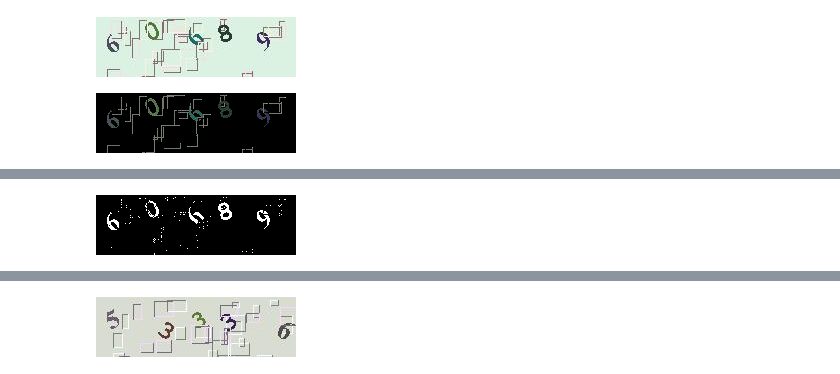
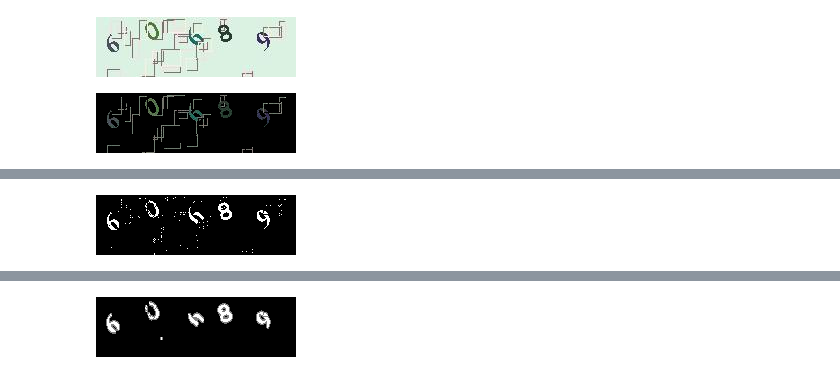
Before and after one commit to tjwei/tjw_ipynb, a Jupyter notebook: twrailway.ipynb, the cells around one changed output, grey strips where cells are left out. Cells and saved outputs as stored; diff of their text form; code cells hidden in the pictures.

```diff
--- a/twrailway.ipynb
+++ b/twrailway.ipynb
@@ -327,4 +325,6 @@ for img in imgs:
 # %%
+from skimage import morphology
+import skimage
 imgs = [cv2.imread('img/rail{}.jpg'.format(i)) for i in range(10)]
 for img in imgs:
     display_img_array(img, width=600)
@@ -366,11 +366,105 @@ for img in imgs:
                 nimg3[i,j]=255
             else:
                 nimg3[i,j]=nimg2[i,j]
+    def remove_hline(img, i,j):
+        if img[i-1,j]  >=127 or img[i+1,j]>=127:
+            return
+        if img[i, j-1]<127 and img[i, j+1]<127:
+            img[i,j]=0
+            return
+        j1=j
+        while j1>=0 and img[i,j1]>=127 and img[i-1,j1]  <127 and img[i+1,j1] <127:
+            j1-=1
+        j1+=1
+        j2 = j
+        while j2<img.shape[1] and  img[i,j2]>=127 and img[i-1,j2]  <127 and img[i+1,j2] <127:
+            j2+=1
+        if j2-j1 >=4:
+            for j0 in range(j1,j2):
+                img[i,j0]=0
+
+    def remove_vline(img, i,j):
+        if img[i,j-1]  >=127 or img[i,j+1]>=127:
+            return
+        if img[i-1, j]<127 and img[i+1, j]<127:
+            img[i,j]=0
+            return
+        i1=i
+        while i1>=0 and img[i1,j]>=127 and img[i1,j-1]  <127 and img[i1,j+1] <127:
+            i1-=1
+        i1+=1
+        i2 = i
+        while i2<img.shape[0] and  img[i2,j]>=127 and img[i2,j-1]  <127 and img[i2,j+1] <127:
+            i2+=1
+        if i2-i1 >=4:
+            for i0 in range(i1,i2):
+                img[i0,j]=0
     for i in range(2, h-2):
         for j in range(2,w-2):
             remove_hline(nimg3, i,j)
             remove_vline(nimg3, i,j)
-    display_img_array(nimg3, None, width=600)
+    ximg3= img.copy() #cv2.cvtColor(nimg2, cv2.COLOR_GRAY2BGR)
+    itv = None
+    result =[]
+    for j in range(2,w-2):
+        if nimg3[:,j].max() ==0:
+            cv2.polylines(ximg3, np.int32([[[j,0],[j,h]]]), False, (0,0,128))
+            if itv:
+                result.append(itv)
+                itv = None
+        else:
+            if itv is None:
+                itv=(j,j)
+            else:
+                itv = (itv[0], j)
+    if itv is not None:
+        result.append(itv)
+    last = None
+    result2=[]
+    for itv in result:
+        if itv[1]-itv[0]>=12:
+            if last and last[1]-last[0]>=9:
+                result2.append(last)
+            result2.append(itv)
+            last = None
+        elif last and last[1]+2 >= itv[0] and itv[1]-last[0]>=10:
+            result2.append((last[0], itv[1]))
+            last = None
+        elif itv[1]-itv[0]>=1:
+            if last and last[1]-last[0] >=9:
+                result2.append(last)
+            last = itv
+        else:
+            if last and last[1]-last[0] >=9:
+                result2.append(last)
+            last = None
+    if last and last[1]-last[0] >=9:
+        result2.append(last)
+    print result
+    print result2
+    for itv in result2:
+        for i in range(h):
+            if nimg3[i,itv[0]:itv[1]+1].max() ==0:
+                cv2.polylines(ximg3, np.int32([[[itv[0],i],[itv[1]+1,i]]]), False, (0,0,128))
+
+    display_img_array(ximg3, width=600)
+    nimg4 = np.zeros_like(nimg3)
+    for i in range(3, h-3):
+        for j in range(3,w-3):
+            s = nimg3[i-2:i+3, j-1:j+2].astype(int).sum()
+            if s > 255*2:
+                nimg4[i,j]=128
+                if nimg3[i,j]:
+                    nimg4[i,j]=255
+    display_img_array(nimg4, None, width=600)
+    #L = morphology.label(nimg4)
+    L=skimage.measure.label(nimg4)
+    print "Number of components:", np.max(L)
+    print Counter(L.flatten()).most_common()
+    contours, hierarchy = cv2.findContours(nimg4,cv2.RETR_TREE,cv2.CHAIN_APPROX_SIMPLE)
+    im = np.zeros_like(nimg4)
+    cv2.drawContours(im,contours,-1,255,1)
+    display_img_array(im, None, width=600)
 # %% [output]
 [figure]
 [figure]
@@ -381 +477 @@ for img in imgs:
-[figure, old version]
+[figure, new version]
```
Also changed, not shown: parts of 13 cells of this notebook, 10 other files.
